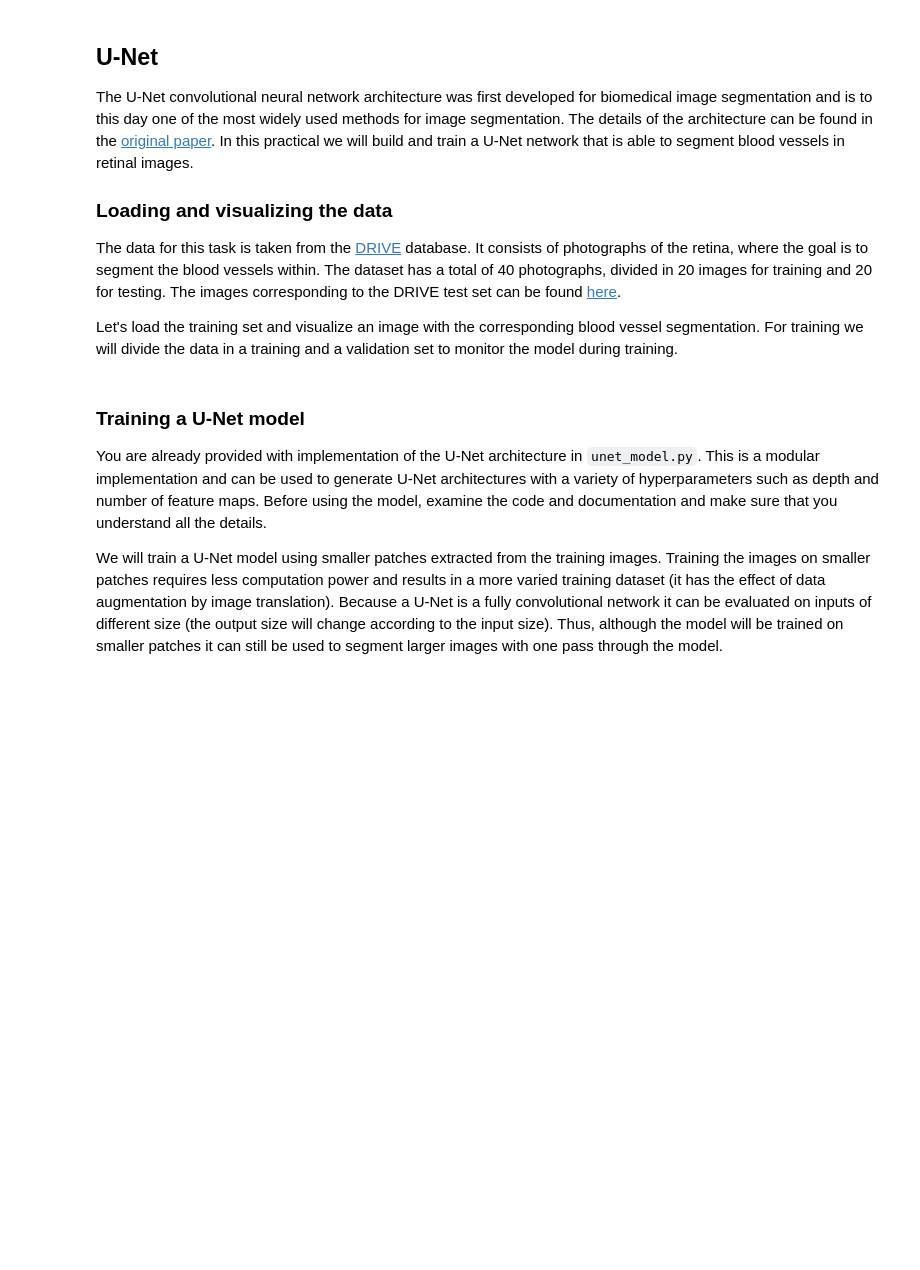
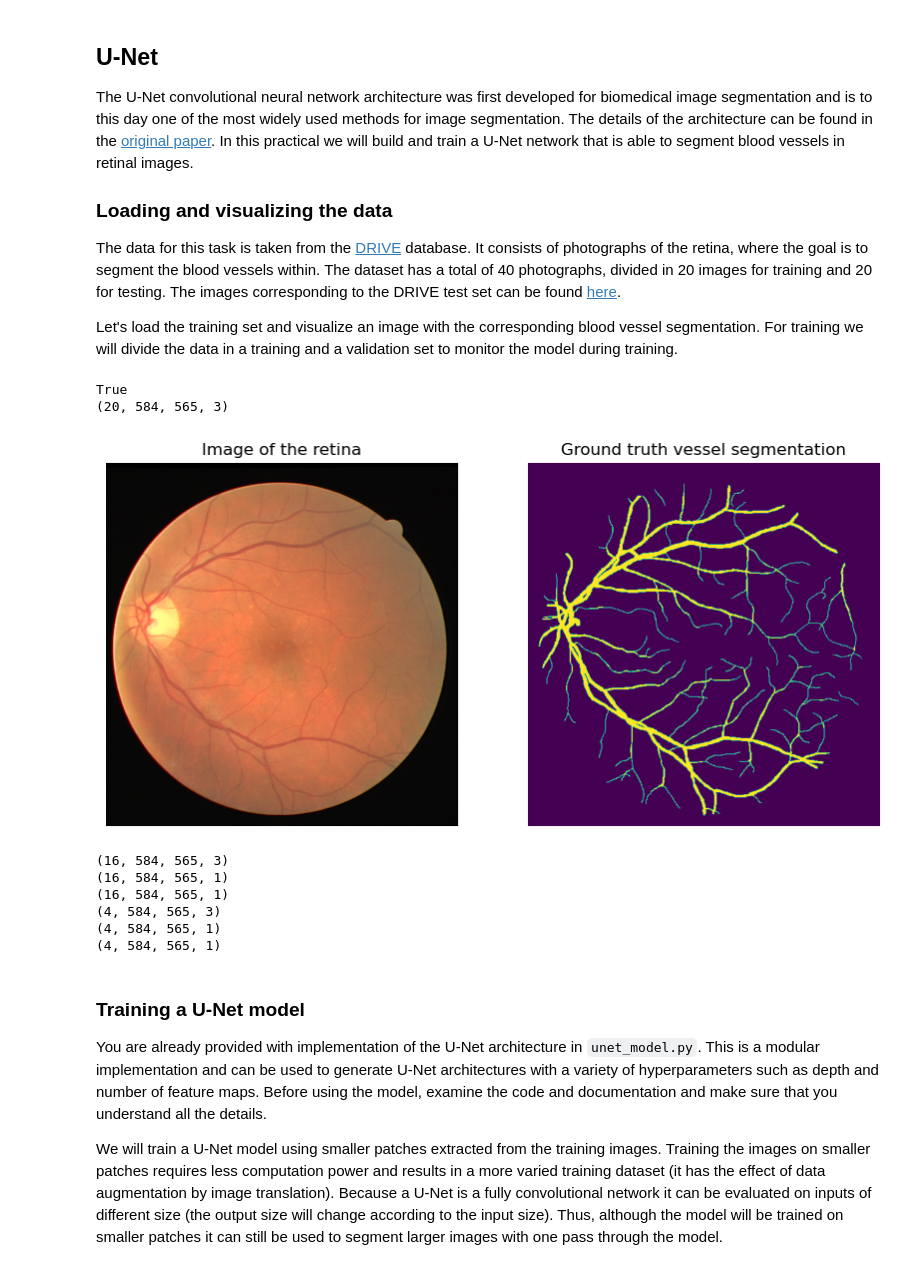
Before and after one commit to ShreyaSajid/8dm50-machine-learning, a Jupyter notebook: practicals/week_4.ipynb, the cells around one changed output. Drawn from its saved outputs; the diff is of its cells as text; code cells hidden in the pictures; blank space fills up the shorter version.

```diff
--- a/practicals/week_4.ipynb
+++ b/practicals/week_4.ipynb
@@ -109,41 +159,52 @@ import numpy as np
 import matplotlib.pyplot as plt
 from sklearn.model_selection import train_test_split
 from glob import glob
-from unet_utils import load_data
+from unet_utils import *
 
 # location of the DRIVE dataset
-data_folder = '<<<<< CHANGE ME TO THE CORRECT FOLDER >>>>>'
+data_folder = 'data/DRIVE/'
 train_paths = glob(data_folder + 'training/images/*.tif')
 images, masks, segmentations = load_data(train_paths)
-
+import os
+print(os.path.exists(data_folder))
 # print the shape of image dataset
 print(images.shape)
 
 plt.figure(figsize=(10, 8))
 
 plt.subplot(1, 2, 1)
 plt.title("Image of the retina")
 plt.axis('off')
 plt.imshow(images[0])
 
 plt.subplot(1, 2, 2)
 plt.title("Ground truth vessel segmentation")
 plt.axis('off')
 plt.imshow(segmentations[0][:, :, 0])
 
 plt.show()
 
 # divide in training and validation
 train_images, val_images, train_masks, val_masks, train_segmentations, val_segmentations = train_test_split(
     images, masks, segmentations, test_size=0.2, random_state=7)
 
 # print the shape of the training and valudation datasets
 print(train_images.shape)
 print(train_masks.shape)
 print(train_segmentations.shape)
 print(val_images.shape)
 print(val_masks.shape)
 print(val_segmentations.shape)
+# %% [output]
+True
+(20, 584, 565, 3)
+[figure, added]
+(16, 584, 565, 3)
+(16, 584, 565, 1)
+(16, 584, 565, 1)
+(4, 584, 565, 3)
+(4, 584, 565, 1)
+(4, 584, 565, 1)
 # %% [markdown]
 ### Training a U-Net model
 
```
Also changed, not shown: parts of 30 cells of this notebook.
